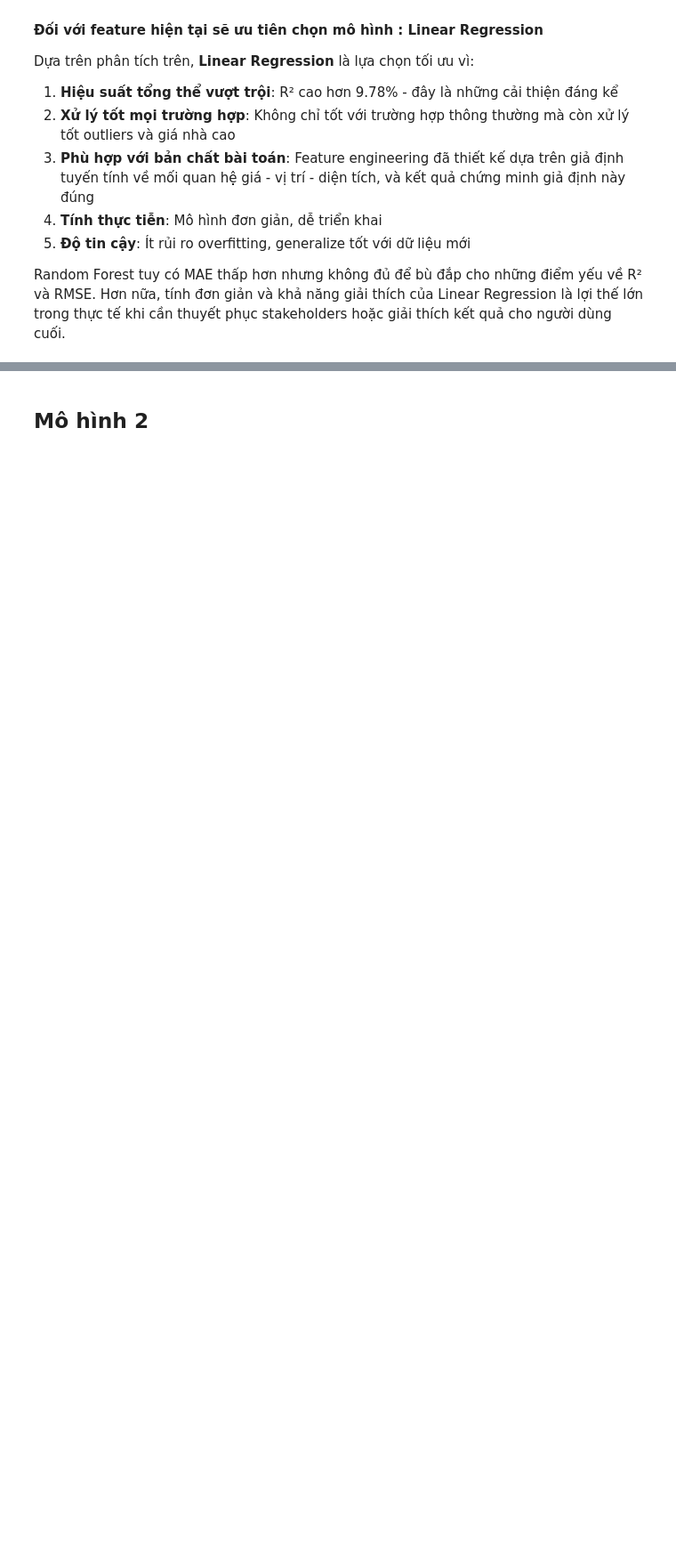
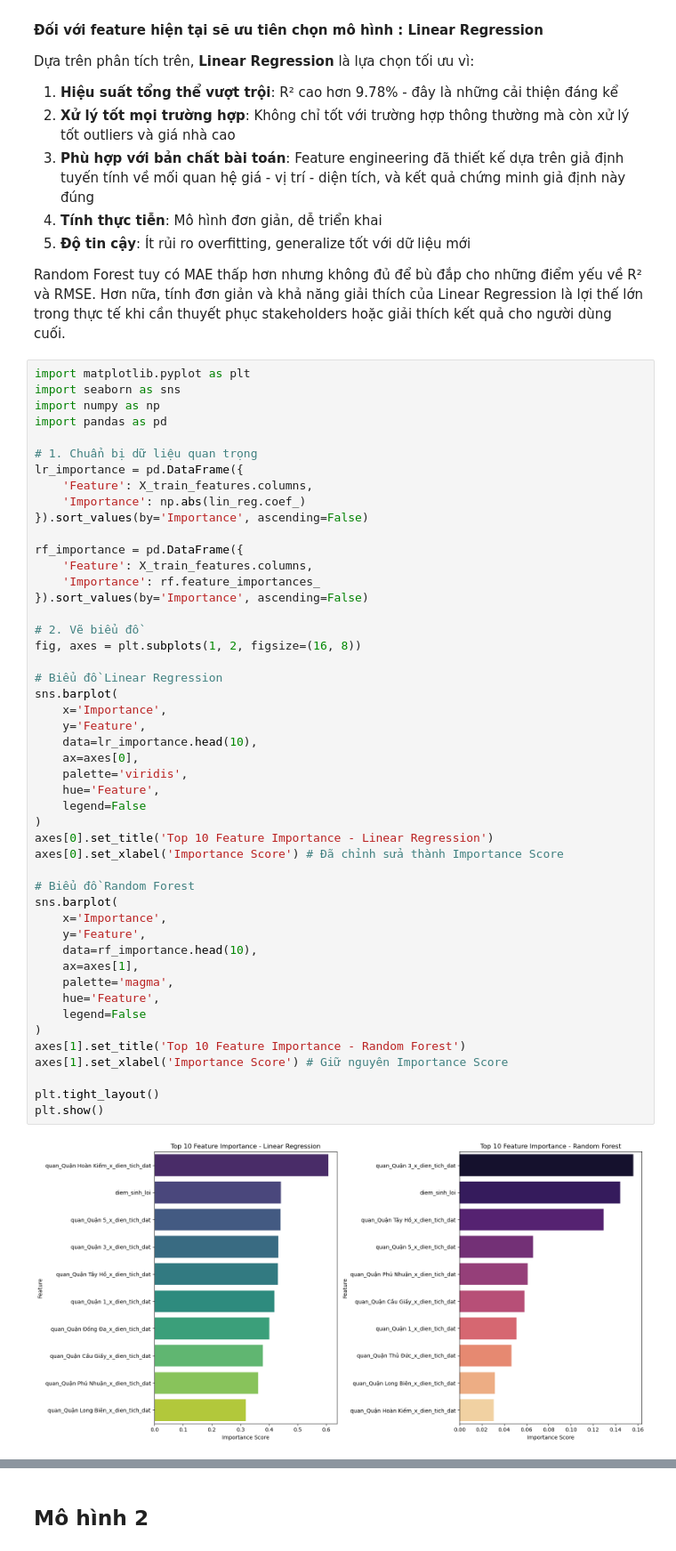
Before and after one commit to Thuongcdv123/Project-Intro-DS, a Jupyter notebook: eda/modelling.ipynb, the cells around one changed output, grey strips where cells are left out. Shown at 89% size. Saved outputs shown, nothing was run; the diff lists cells and outputs as text; blank space fills up the shorter version.

Commit message:
thêm code phần feature importance

```diff
--- a/eda/modelling.ipynb
+++ b/eda/modelling.ipynb
@@ -155,3 +155,53 @@ Dựa trên phân tích trên, **Linear Regression** là lựa chọn tối ưu
 5. **Độ tin cậy**: Ít rủi ro overfitting, generalize tốt với dữ liệu mới
 
 Random Forest tuy có MAE thấp hơn nhưng không đủ để bù đắp cho những điểm yếu về R² và RMSE. Hơn nữa, tính đơn giản và khả năng giải thích của Linear Regression là lợi thế lớn trong thực tế khi cần thuyết phục stakeholders hoặc giải thích kết quả cho người dùng cuối.
+# %%
+import matplotlib.pyplot as plt
+import seaborn as sns
+import numpy as np
+import pandas as pd
+
+# 1. Chuẩn bị dữ liệu quan trọng
+lr_importance = pd.DataFrame({
+    'Feature': X_train_features.columns,
+    'Importance': np.abs(lin_reg.coef_)
+}).sort_values(by='Importance', ascending=False)
+
+rf_importance = pd.DataFrame({
+    'Feature': X_train_features.columns,
+    'Importance': rf.feature_importances_
+}).sort_values(by='Importance', ascending=False)
+
+# 2. Vẽ biểu đồ
+fig, axes = plt.subplots(1, 2, figsize=(16, 8))
+
+# Biểu đồ Linear Regression
+sns.barplot(
+    x='Importance',
+    y='Feature',
+    data=lr_importance.head(10),
+    ax=axes[0],
+    palette='viridis',
+    hue='Feature',
+    legend=False
+)
+axes[0].set_title('Top 10 Feature Importance - Linear Regression')
+axes[0].set_xlabel('Importance Score') # Đã chỉnh sửa thành Importance Score
+
+# Biểu đồ Random Forest
+sns.barplot(
+    x='Importance',
+    y='Feature',
+    data=rf_importance.head(10),
+    ax=axes[1],
+    palette='magma',
+    hue='Feature',
+    legend=False
+)
+axes[1].set_title('Top 10 Feature Importance - Random Forest')
+axes[1].set_xlabel('Importance Score') # Giữ nguyên Importance Score
+
+plt.tight_layout()
+plt.show()
+# %% [output]
+[figure, added]
```
Also changed, not shown: parts of 3 cells of this notebook.
